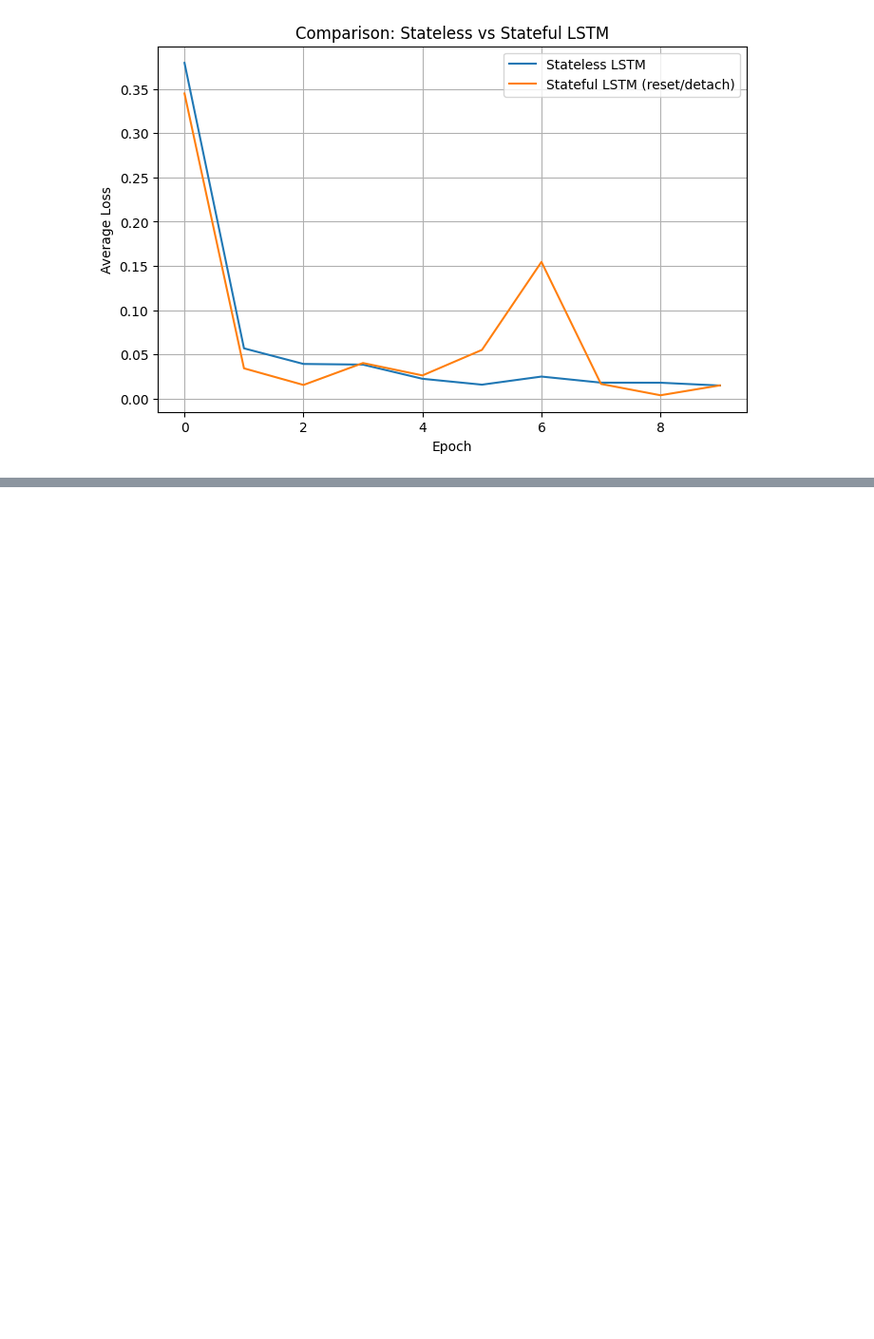
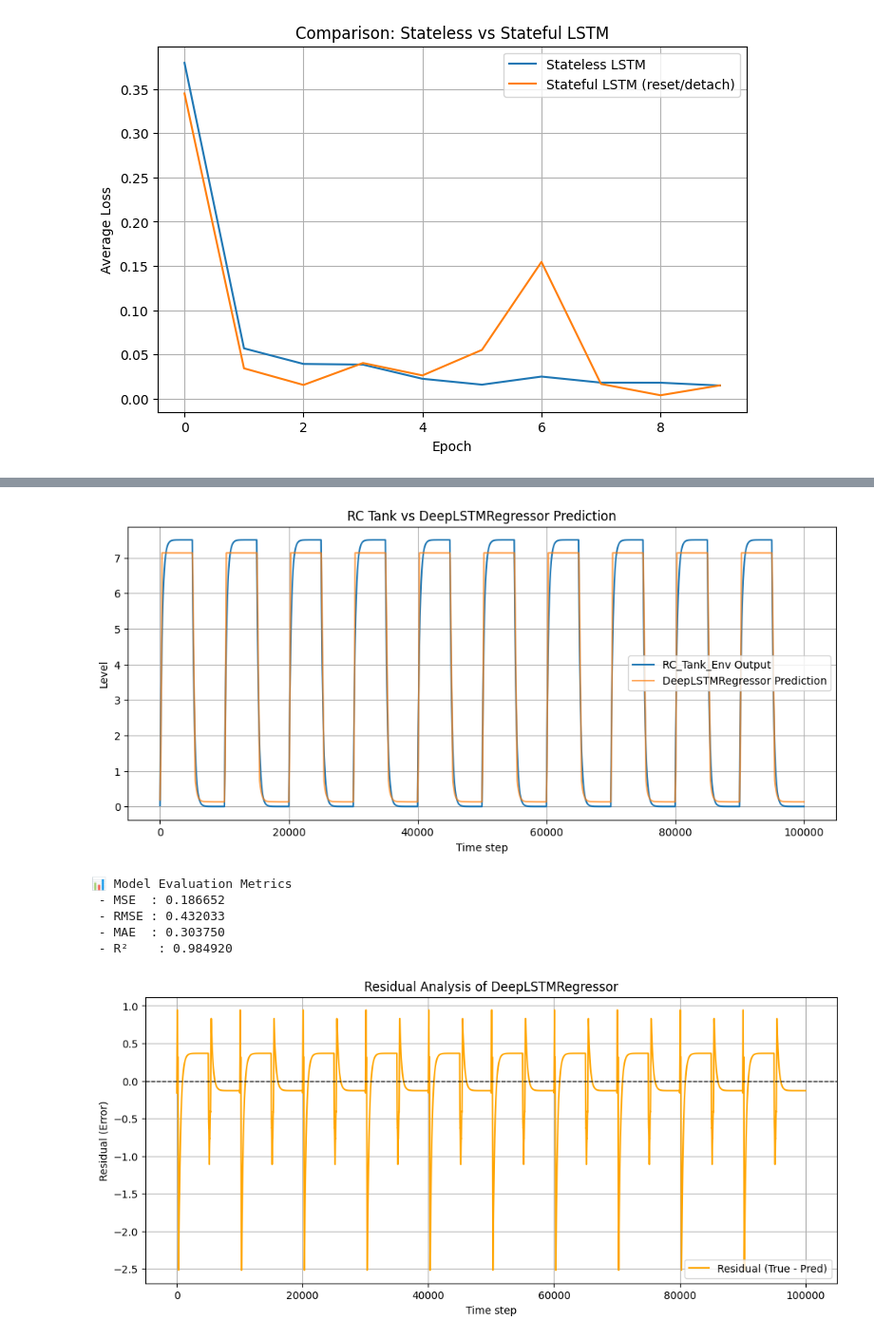
Before and after one commit to MizuSakura/NEW_WORLD, a Jupyter notebook: notebooks/ex01.ipynb, the cells around one changed output, grey strips where cells are left out. Shown at 95% size. Drawn from its saved outputs; the diff is of its cells as text; code cells hidden in the pictures; blank space fills up the shorter version.

```diff
--- a/notebooks/ex01.ipynb
+++ b/notebooks/ex01.ipynb
@@ -712,8 +446,9 @@ class DeepLSTMRegressor(nn.Module):
 # ==============================
 # 4️⃣ สร้าง dataset จาก RC_Tank
 # ==============================
-env = RC_Tank_Env(control_mode='current', max_action_volt=24, level_max=24, dt=0.1)
-sg = SignalGenerator(t_end=1000, dt=0.1)  # ลด t_end สำหรับ train เร็วขึ้น
+DT = 0.01
+env = RC_Tank_Env(control_mode='current', max_action_volt=24, level_max=24, dt=DT)
+sg = SignalGenerator(t_end=1000, dt=DT)  # ลด t_end สำหรับ train เร็วขึ้น
 _, signal = sg.pwm(amplitude=1.0, freq=0.01, duty=0.5)
 
 state_list, action_list, next_state_list = [], [], []
@@ -749,7 +484,7 @@ criterion = nn.MSELoss()
 loss_list = []
 
 model.train()
-for epoch in range(30):
+for epoch in range(10):
     total_loss = 0
     for xb, yb in dataloader:
         batch_size = xb.size(0)
@@ -767,7 +502,8 @@ for epoch in range(30):
 
     avg_loss = total_loss / len(dataloader)
     loss_list.append(avg_loss)
-    print(f"Epoch {epoch+1}, Loss={avg_loss:.6f}")
+    if epoch % 5 ==0:
+        print(f"Epoch {epoch+1}, Loss={avg_loss:.6f}")
 
 # ==============================
 # 6️⃣ เปรียบเทียบ prediction กับ RC_Tank output
@@ -786,3 +522,42 @@ plt.title("RC Tank vs DeepLSTMRegressor Prediction")
 plt.legend()
 plt.grid(True)
 plt.show()
+from sklearn.metrics import mean_squared_error, mean_absolute_error, r2_score
+
+# 🔹 Denormalize true values
+y_true = np.array(next_state_list).flatten()
+
+# 🔹 Compute metrics
+mse = mean_squared_error(y_true, y_pred)
+rmse = np.sqrt(mse)
+mae = mean_absolute_error(y_true, y_pred)
+r2 = r2_score(y_true, y_pred)
+
+print("\n📊 Model Evaluation Metrics")
+print(f" - MSE  : {mse:.6f}")
+print(f" - RMSE : {rmse:.6f}")
+print(f" - MAE  : {mae:.6f}")
+print(f" - R²    : {r2:.6f}")
+
+# 🔹 Plot residuals
+residuals = y_true - y_pred
+
+plt.figure(figsize=(12,5))
+plt.plot(residuals, label='Residual (True - Pred)', color='orange')
+plt.axhline(0, color='black', linestyle='--', linewidth=1)
+plt.xlabel("Time step")
+plt.ylabel("Residual (Error)")
+plt.title("Residual Analysis of DeepLSTMRegressor")
+plt.legend()
+plt.grid(True)
+plt.show()
+
+# 🔹 Histogram of residuals
+plt.figure(figsize=(6,4))
+plt.hist(residuals, bins=40, color='teal', alpha=0.7)
+plt.title("Distribution of Residuals")
+plt.xlabel("Residual")
+plt.ylabel("Frequency")
+plt.grid(True)
+plt.show()
+# %% [output]
@@ -788,0 +566,7 @@ plt.show()
+[figure, added]
+📊 Model Evaluation Metrics
+ - MSE  : 0.186652
+ - RMSE : 0.432033
+ - MAE  : 0.303750
+ - R²    : 0.984920
+[figure, added]
```
Also changed, not shown: parts of 8 cells of this notebook.
